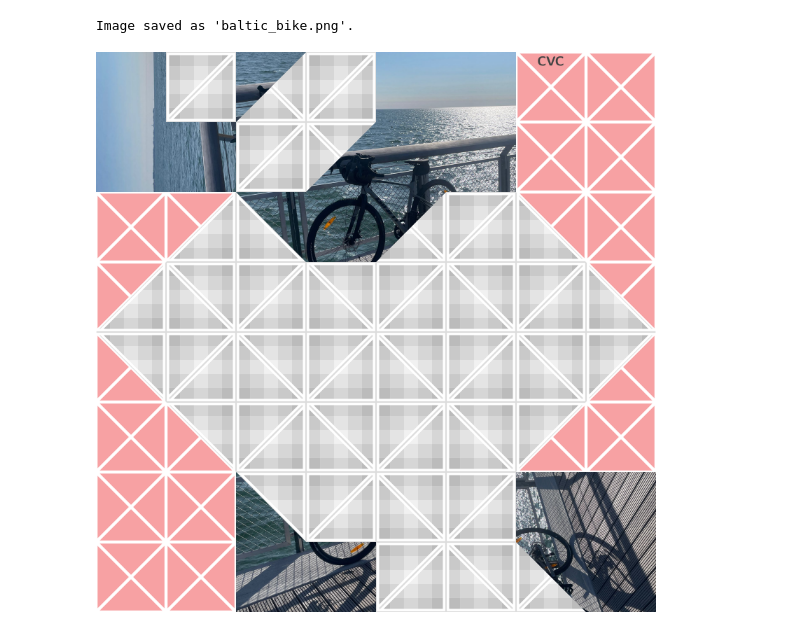
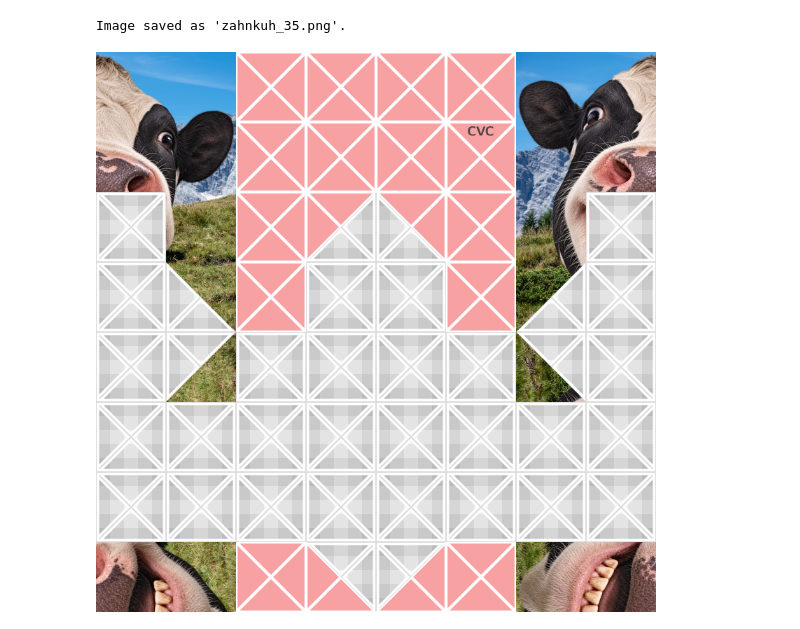
Before and after one commit to CVC97/Foldology-Image-Shuffling, a Jupyter notebook: image_shuffle.ipynb, the cells around one changed output. Drawn from its saved outputs; the diff is of its cells as text; code cells hidden in the pictures.

Commit message:
Added Zahnkuh umage and F3_35 Affe template.

```diff
--- a/image_shuffle.ipynb
+++ b/image_shuffle.ipynb
@@ -137,11 +137,28 @@ image_baltic_bike = Image.open('images/motives/baltic_bike.png').convert('RGB')
 image_baltic_bike_array = np.asarray(image_baltic_bike)
 baltic_bike_shuffle = ImageShuffle(image_baltic_bike_array, 'RED_A')
 
+image_denmark_beach = Image.open('images/motives/denmark_beach.png').convert('RGB')
+image_denmark_beach_array = np.asarray(image_denmark_beach)
+denmark_beach_shuffle = ImageShuffle(image_denmark_beach_array, 'TEAL_A')
+
+image_tobi = Image.open('images/motives/Tobi.png').convert('RGB')
+image_tobi_array = np.asarray(image_tobi)
+tobi_shuffle = ImageShuffle(image_tobi_array, 'RED_A')
+
+image_markus = Image.open('images/motives/MSoeder1x1.png').convert('RGB')
+image_markus_array = np.asarray(image_markus)
+markus_shuffle = ImageShuffle(image_markus_array, 'RED_A')
+
+image_zahnkuh = Image.open('images/motives/Zahnkuh.png').convert('RGB')
+image_zahnkuh_array = np.asarray(image_zahnkuh)
+zahnkuh_shuffle = ImageShuffle(image_zahnkuh_array, 'RED_A')
+
 
 # show segmented image
-# brockendrache_shuffle.show_segmented()
+# tobi_shuffle.show_segmented()
 # %%
 # read in shuffles as panda dataframe
+F3_35_dataframe = pd.read_csv('folds/F3_35.csv', skipinitialspace = True)           # THE monkey
 F3_38_dataframe = pd.read_csv('folds/F3_38.csv', skipinitialspace = True)           # rainy beach (Bogenschießen)
 F3_53_dataframe = pd.read_csv('folds/F3_53.csv', skipinitialspace = True)           # laterns (used for NHK)
 F3_57_dataframe = pd.read_csv('folds/F3_57.csv', skipinitialspace = True)           # snowboard
@@ -150,30 +167,42 @@ F3_60_dataframe = pd.read_csv('folds/F3_60.csv', skipinitialspace = True)
 # %%
 # brockendrache_shuffle.shuffle_image(F3_57_dataframe)
 # brockendrache_shuffle.show_out()
 
 # nhk_shuffle.shuffle_image(F3_53_dataframe, 'BLUE_A')
 # nhk_shuffle.show_out()
 
 # fujimoto_shuffle.shuffle_image(F3_57_dataframe)
 # fujimoto_shuffle.show_out('fujimoto')
 
 # didaktik_shuffle.shuffle_image(F3_59_dataframe)
 # didaktik_shuffle.show_out('didaktik')
 
 # thiem_shuffle.shuffle_image(F3_57_dataframe)
 # thiem_shuffle.show_out('thiem')
 
 # pheyelab_shuffle.shuffle_image(F3_60_dataframe)
 # pheyelab_shuffle.show_out('pheyelab')
 
-# bogenschießen_shuffle.shuffle_image(F3_38_dataframe)
+# bogenschießen_shuffle.shuffle_image(F3_57_dataframe)
 # bogenschießen_shuffle.show_out('bogenschießen')
 
 # ndw_shuffle.shuffle_image(F3_57_dataframe)
 # ndw_shuffle.show_out('ndw')
 
-baltic_bike_shuffle.shuffle_image(F3_38_dataframe)
-baltic_bike_shuffle.show_out('baltic_bike')
+# baltic_bike_shuffle.shuffle_image(F3_38_dataframe)
+# baltic_bike_shuffle.show_out('baltic_bike')
+
+# denmark_beach_shuffle.shuffle_image(F3_57_dataframe)
+# denmark_beach_shuffle.show_out('denmark_beach')
+
+# tobi_shuffle.shuffle_image(F3_57_dataframe)
+# tobi_shuffle.show_out('tobi')
+
+# markus_shuffle.shuffle_image(F3_35_dataframe)
+# markus_shuffle.show_out('soder_moon_35')
+
+zahnkuh_shuffle.shuffle_image(F3_35_dataframe)
+zahnkuh_shuffle.show_out('zahnkuh_35')
 # %% [output]
-Image saved as 'baltic_bike.png'.
+Image saved as 'zahnkuh_35.png'.
-[figure, old version]
+[figure, new version]
```
Also changed, not shown: 20 other files.
